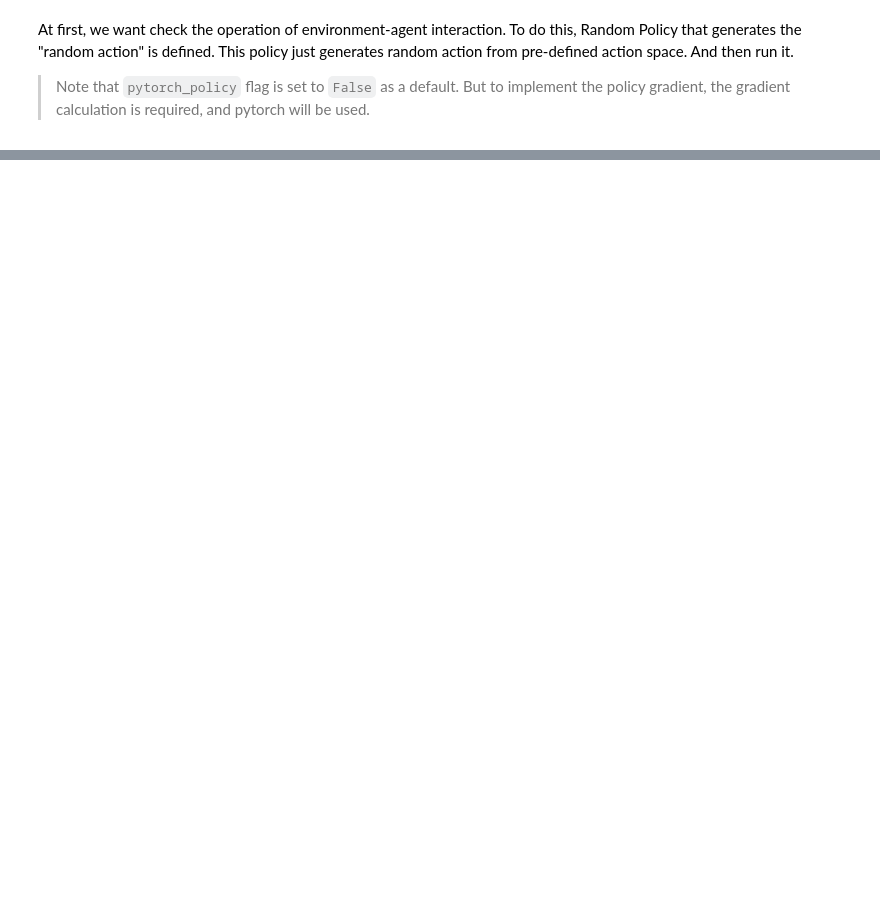
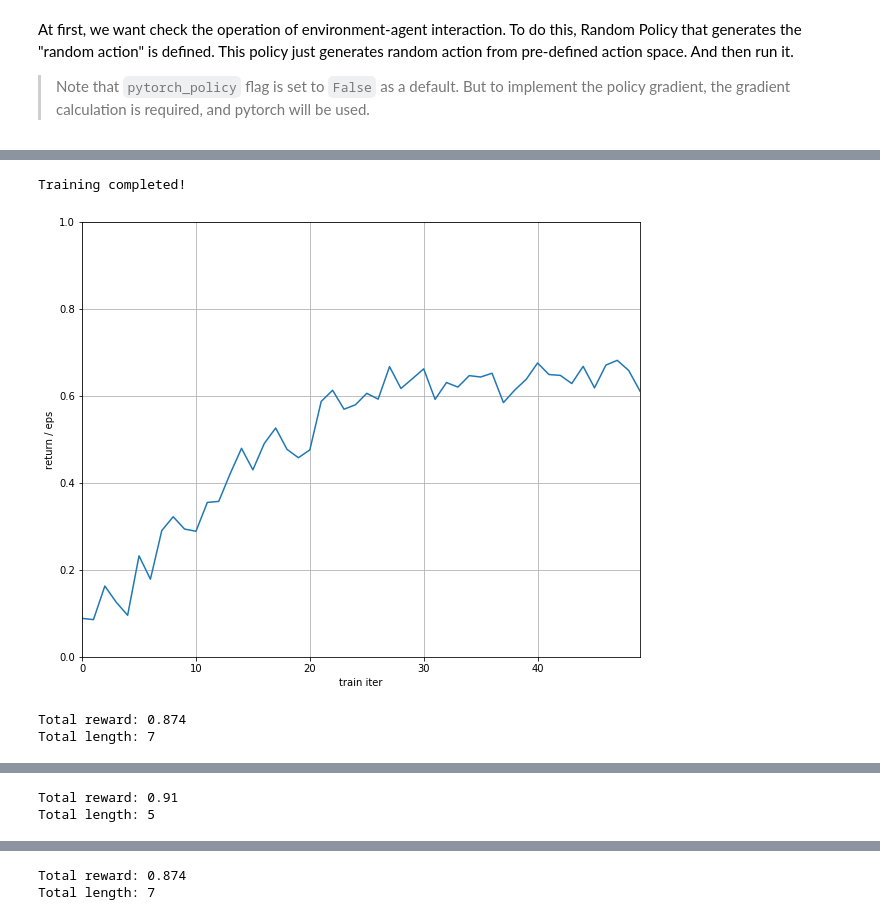
Before and after one commit to goodboychan/goodboychan.github.io, a Jupyter notebook: _notebooks/2020-08-06-03-Policy-Gradient-With-Gym-MiniGrid.ipynb, the cells around one changed output, grey strips where cells are left out. Cells and saved outputs as stored; diff of their text form; code cells hidden in the pictures; blank space fills up the shorter version.

```diff
--- a/_notebooks/2020-08-06-03-Policy-Gradient-With-Gym-MiniGrid.ipynb
+++ b/_notebooks/2020-08-06-03-Policy-Gradient-With-Gym-MiniGrid.ipynb
@@ -270,0 +531,33 @@ That's the agent work with Random Policy.
+# %%
+# hyperparameters
+policy_params = ParamDict(
+    policy_class = Policy,    # Policy class to use (replaced later)
+    hidden_dim = 32,          # dimension of the hidden state in actor network
+    learning_rate = 1e-3,     # learning rate of policy update
+    batch_size = 1024,        # batch size for policy update
+    policy_epochs = 4,        # number of epochs per policy update
+    entropy_coef = 0.001,     # hyperparameter to vary the contribution of entropy loss
+)
+params = ParamDict(
+    policy_params = policy_params,
+    rollout_size = 2050,      # number of collected rollout steps per policy update
+    num_updates = 50,         # number of training policy iterations
+    discount = 0.99,          # discount factor
+    plotting_iters = 10,      # interval for logging graphs and policy rollouts
+    env_name = 'MiniGrid-Empty-5x5-v0',  # we are using a tiny environment here for testing
+)
+# %%
+env, rollouts, policy = instantiate(params)
+rewards, success_rate = train(env, rollouts, policy, params)
+print("Training completed!")
+# %% [output]
+Training completed!
+# %%
+# final reward + policy plotting for easier evaluation
+plot_learning_curve(rewards, success_rate, params.num_updates)
+for _ in range(3):
+    log_policy_rollout(policy, params.env_name, pytorch_policy=True)
+# %% [output]
+[figure, added]
+Total reward: 0.874
+Total length: 7
@@ -270,0 +565,2 @@ That's the agent work with Random Policy.
+Total reward: 0.91
+Total length: 5
@@ -270,0 +568,2 @@ That's the agent work with Random Policy.
+Total reward: 0.874
+Total length: 7
```
Also changed, not shown: parts of 13 cells of this notebook, 9 other files.
